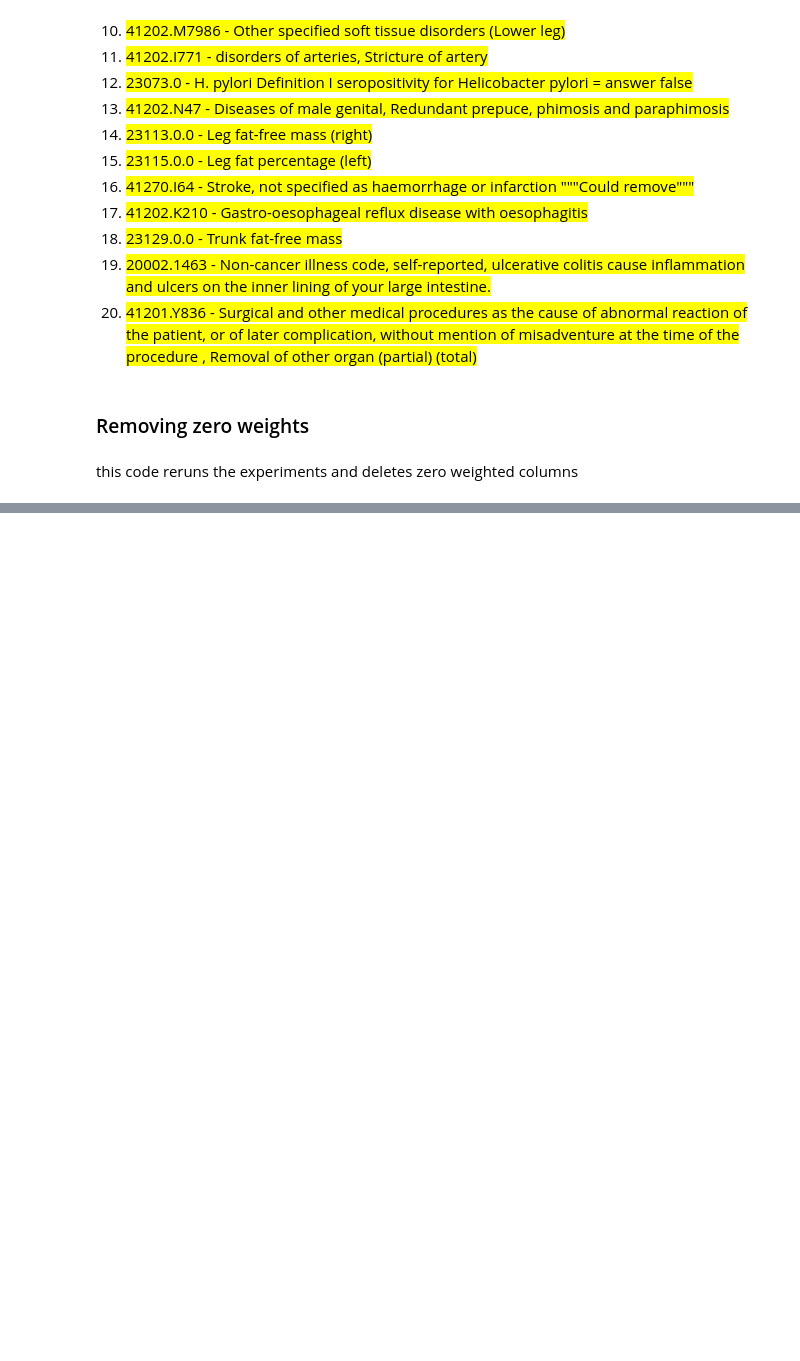
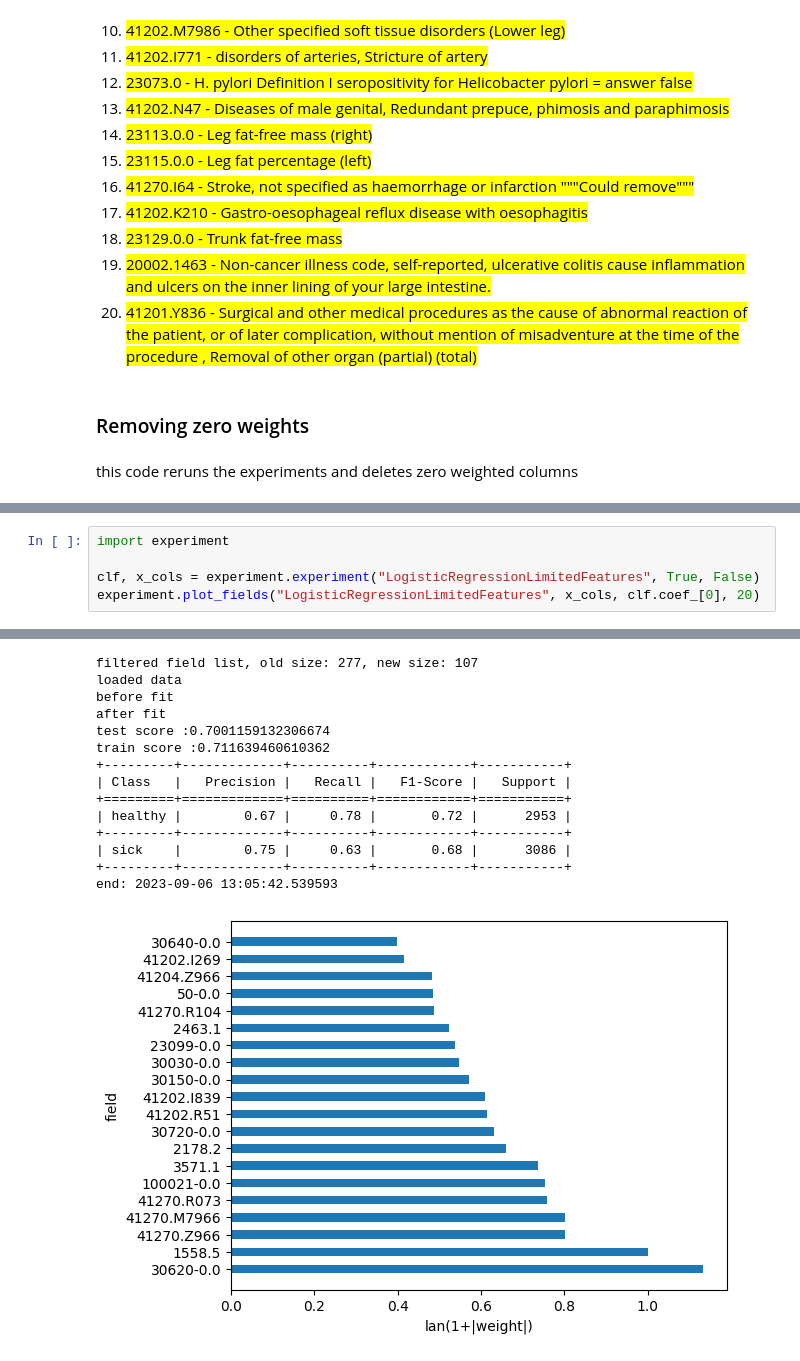
Before and after one commit to Ronemisimus/DVT_Machine_Learning_Research, a Jupyter notebook: server_files/final.ipynb, the cells around one changed output, grey strips where cells are left out. Saved outputs shown, nothing was run; the diff lists cells and outputs as text; blank space fills up the shorter version.

Commit message:
added final_field group selection, less ovefit

```diff
--- a/server_files/final.ipynb
+++ b/server_files/final.ipynb
@@ -182,0 +226,6 @@ experiment.plot_XGBoost("XGBoostWithoutDataLeakage", x_cols, clf.feature_importa
+# %%
+import experiment
+
+clf, x_cols = experiment.experiment("LogisticRegressionLimitedFeatures", True, False)
+experiment.plot_fields("LogisticRegressionLimitedFeatures", x_cols, clf.coef_[0], 20)
+# %% [output]
@@ -182,0 +234,15 @@ experiment.plot_XGBoost("XGBoostWithoutDataLeakage", x_cols, clf.feature_importa
+filtered field list, old size: 277, new size: 107
+loaded data
+before fit
+after fit
+test score :0.7001159132306674
+train score :0.711639460610362
++---------+-------------+----------+------------+-----------+
+| Class   |   Precision |   Recall |   F1-Score |   Support |
++=========+=============+==========+============+===========+
+| healthy |        0.67 |     0.78 |       0.72 |      2953 |
++---------+-------------+----------+------------+-----------+
+| sick    |        0.75 |     0.63 |       0.68 |      3086 |
++---------+-------------+----------+------------+-----------+
+end: 2023-09-06 13:05:42.539593
+[figure, added]
```
Also changed, not shown: parts of 10 cells of this notebook, 2 other files.
